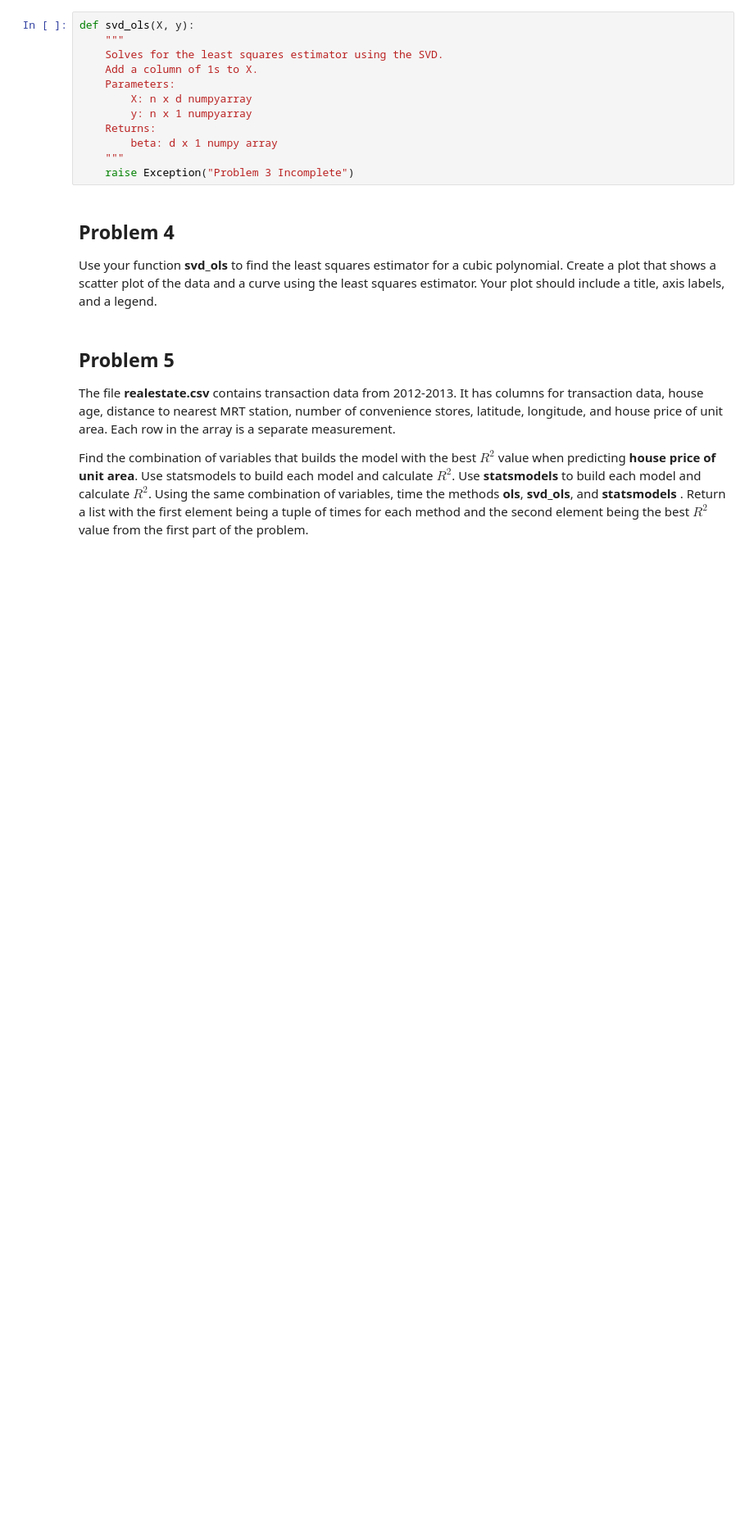
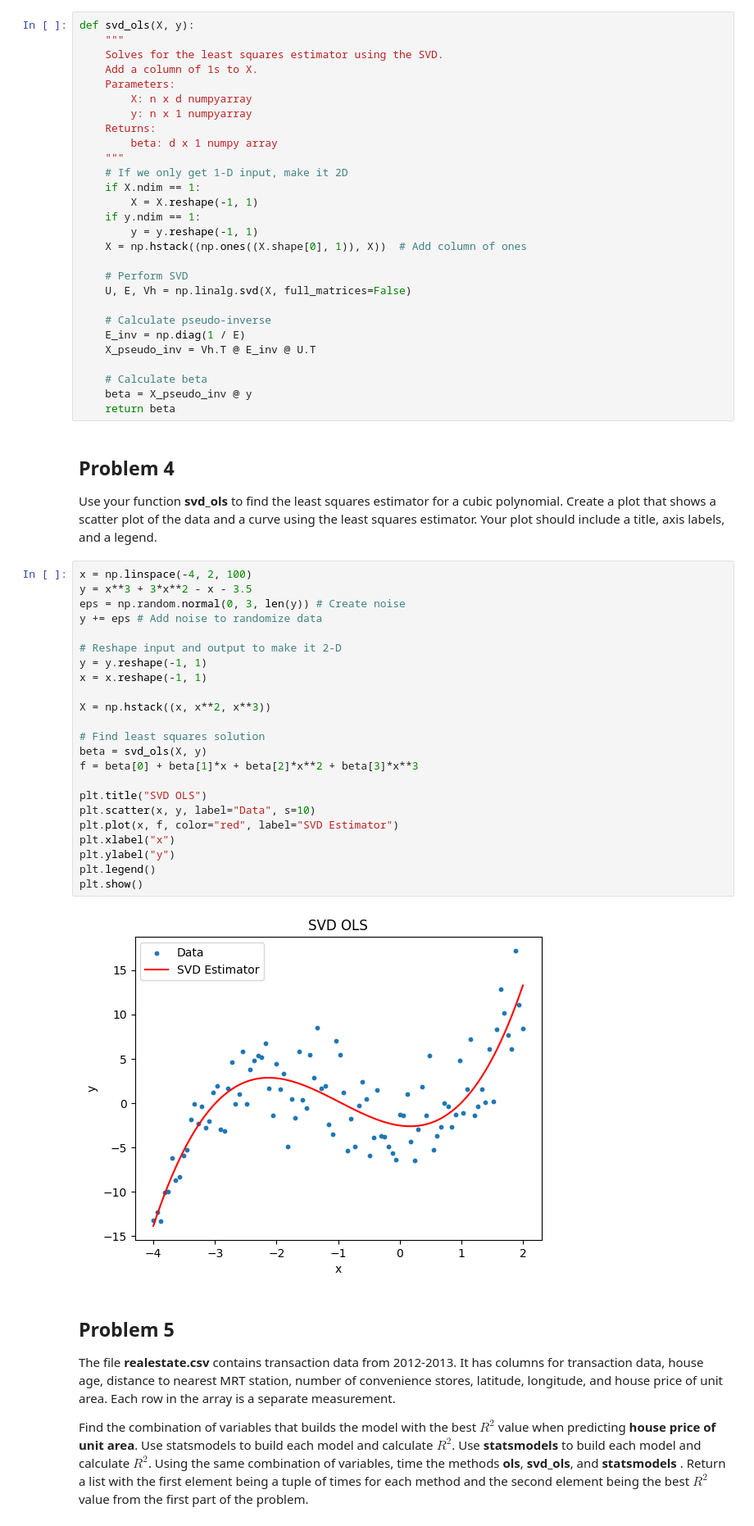
Before and after one commit to dperkins3pi/Modeling-with-Uncertainty-and-Data, a Jupyter notebook: LinearRegression/linear_regression.ipynb, the cells around one changed output. Shown: that part at 82% size. Cells and saved outputs as stored; diff of their text form; blank space fills up the shorter version.

```diff
--- a/LinearRegression/linear_regression.ipynb
+++ b/LinearRegression/linear_regression.ipynb
@@ -74,12 +74,53 @@ def svd_ols(X, y):
     Returns:
         beta: d x 1 numpy array
     """
-    raise Exception("Problem 3 Incomplete")
+    # If we only get 1-D input, make it 2D
+    if X.ndim == 1:
+        X = X.reshape(-1, 1)
+    if y.ndim == 1:
+        y = y.reshape(-1, 1)
+    X = np.hstack((np.ones((X.shape[0], 1)), X))  # Add column of ones
+
+    # Perform SVD
+    U, E, Vh = np.linalg.svd(X, full_matrices=False)
+
+    # Calculate pseudo-inverse
+    E_inv = np.diag(1 / E)
+    X_pseudo_inv = Vh.T @ E_inv @ U.T
+
+    # Calculate beta
+    beta = X_pseudo_inv @ y
+    return beta
 # %% [markdown]
 ## Problem 4
 Use your function **svd_ols** to find the least squares estimator for a cubic polynomial.
 Create a plot that shows a scatter plot of the data and a curve using the least squares estimator.
 Your plot should include a title, axis labels, and a legend.
+# %%
+x = np.linspace(-4, 2, 100)
+y = x**3 + 3*x**2 - x - 3.5
+eps = np.random.normal(0, 3, len(y)) # Create noise
+y += eps # Add noise to randomize data
+
+# Reshape input and output to make it 2-D
+y = y.reshape(-1, 1)
+x = x.reshape(-1, 1)
+
+X = np.hstack((x, x**2, x**3))
+
+# Find least squares solution
+beta = svd_ols(X, y)
+f = beta[0] + beta[1]*x + beta[2]*x**2 + beta[3]*x**3
+
+plt.title("SVD OLS")
+plt.scatter(x, y, label="Data", s=10)
+plt.plot(x, f, color="red", label="SVD Estimator")
+plt.xlabel("x")
+plt.ylabel("y")
+plt.legend()
+plt.show()
+# %% [output]
+[figure, added]
 # %% [markdown]
 ## Problem 5
 The file **realestate.csv** contains transaction data from 2012-2013.
```
Also changed, not shown: parts of 1 cell of this notebook.
